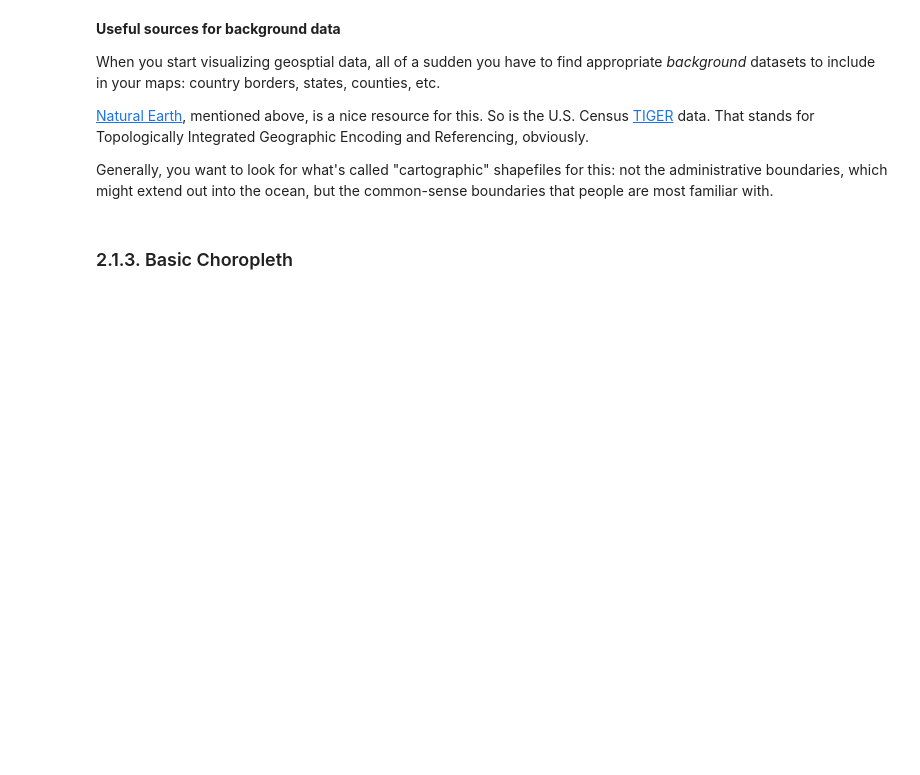
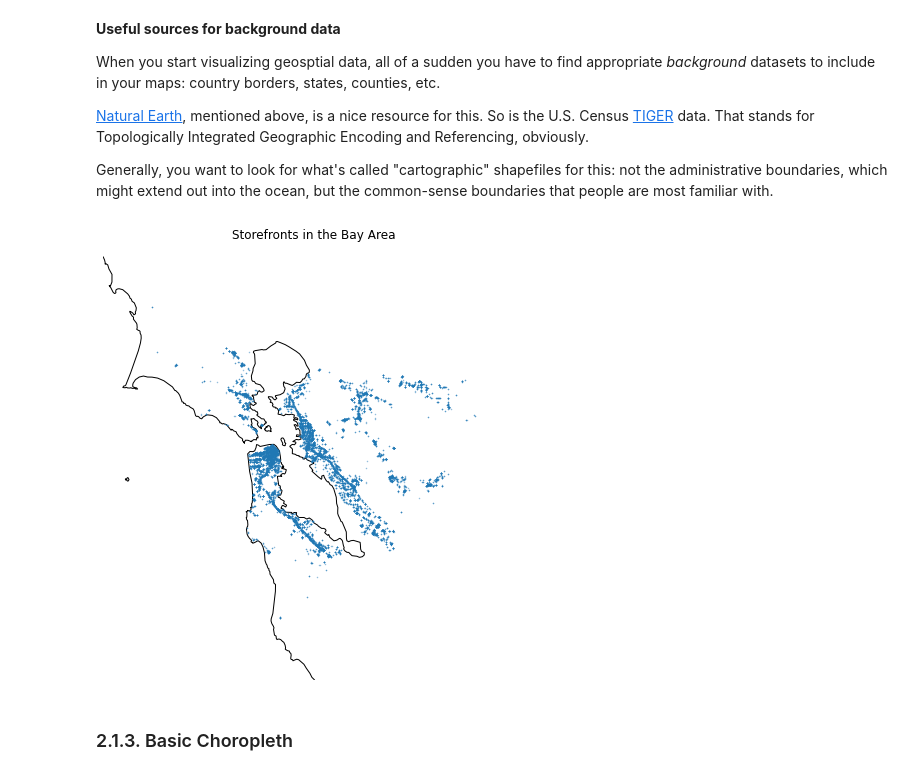
Before and after one commit to daisybellelewis/CYPLAN255, a Jupyter notebook: notebooks/lecture_18_static_maps.ipynb, the cells around one changed output. Drawn from its saved outputs; the diff is of its cells as text; code cells hidden in the pictures; blank space fills up the shorter version.

```diff
--- a/notebooks/lecture_18_static_maps.ipynb
+++ b/notebooks/lecture_18_static_maps.ipynb
@@ -69,14 +70,16 @@ outlines = outlines[outlines['GEOID'] == '06']  # just CA
 # %%
 fig, ax = plt.subplots(figsize=(8, 8))
 outlines.plot(ax=ax, facecolor='none')
-storefronts.to_crs(outlines.crs).plot(markersize=1, ax=ax, marker='.')
+storefronts.to_crs(outlines.crs).plot(alpha=0.5, markersize=1, ax=ax, marker='.')
 ax.set_title("Storefronts in the Bay Area")
 
 buff = .2
 ax.set_xlim(storefronts['geometry'].x.min() - buff, storefronts['geometry'].x.max() + buff)
 ax.set_ylim(storefronts['geometry'].y.min() - buff, storefronts['geometry'].y.max() + buff)
 ax.axis('off')
 plt.show()
+# %% [output]
+[figure, added]
 # %% [markdown]
 ### 2.1.3. Basic Choropleth
 # %%
```
Also changed, not shown: parts of 13 cells of this notebook.
